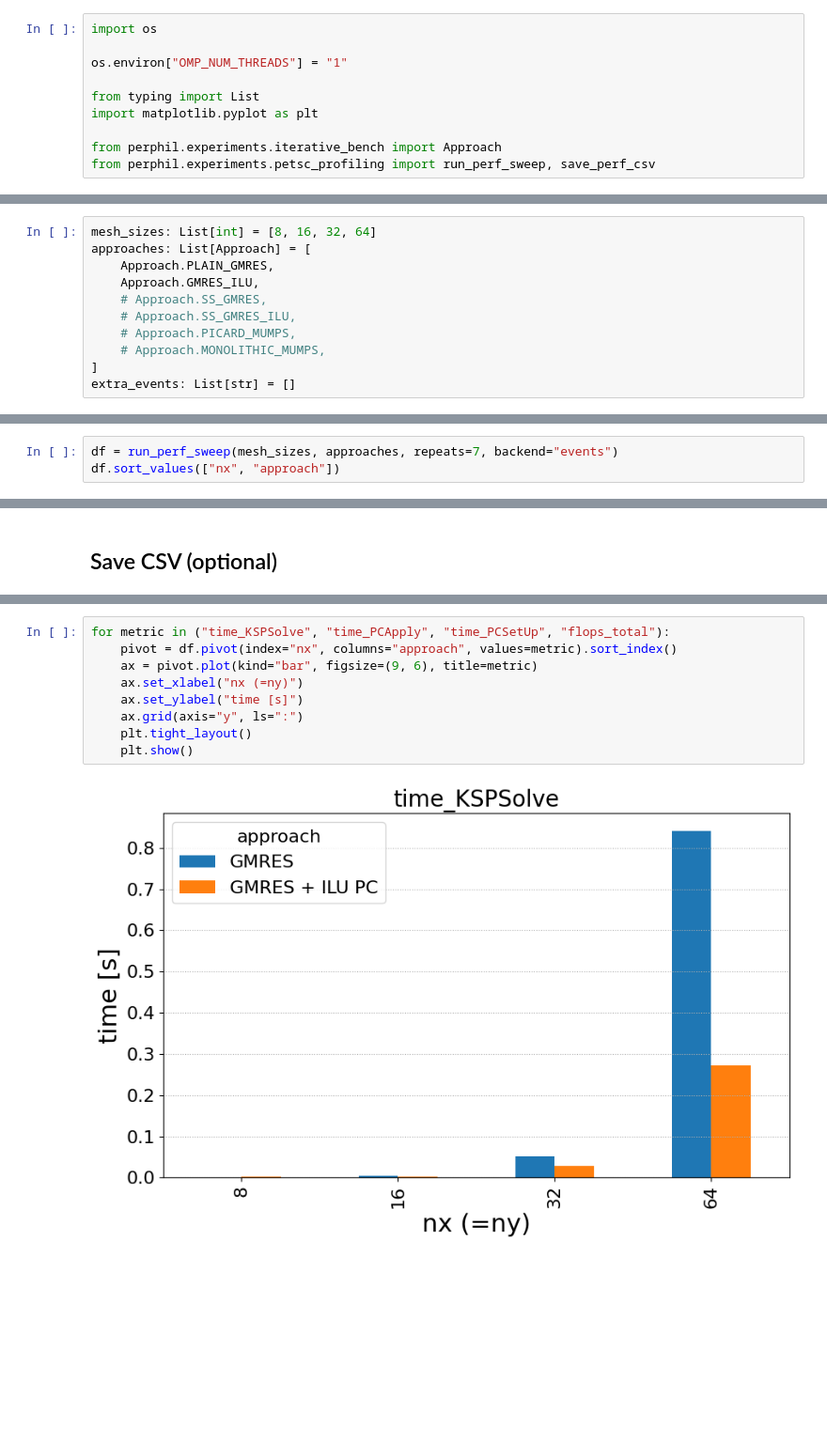
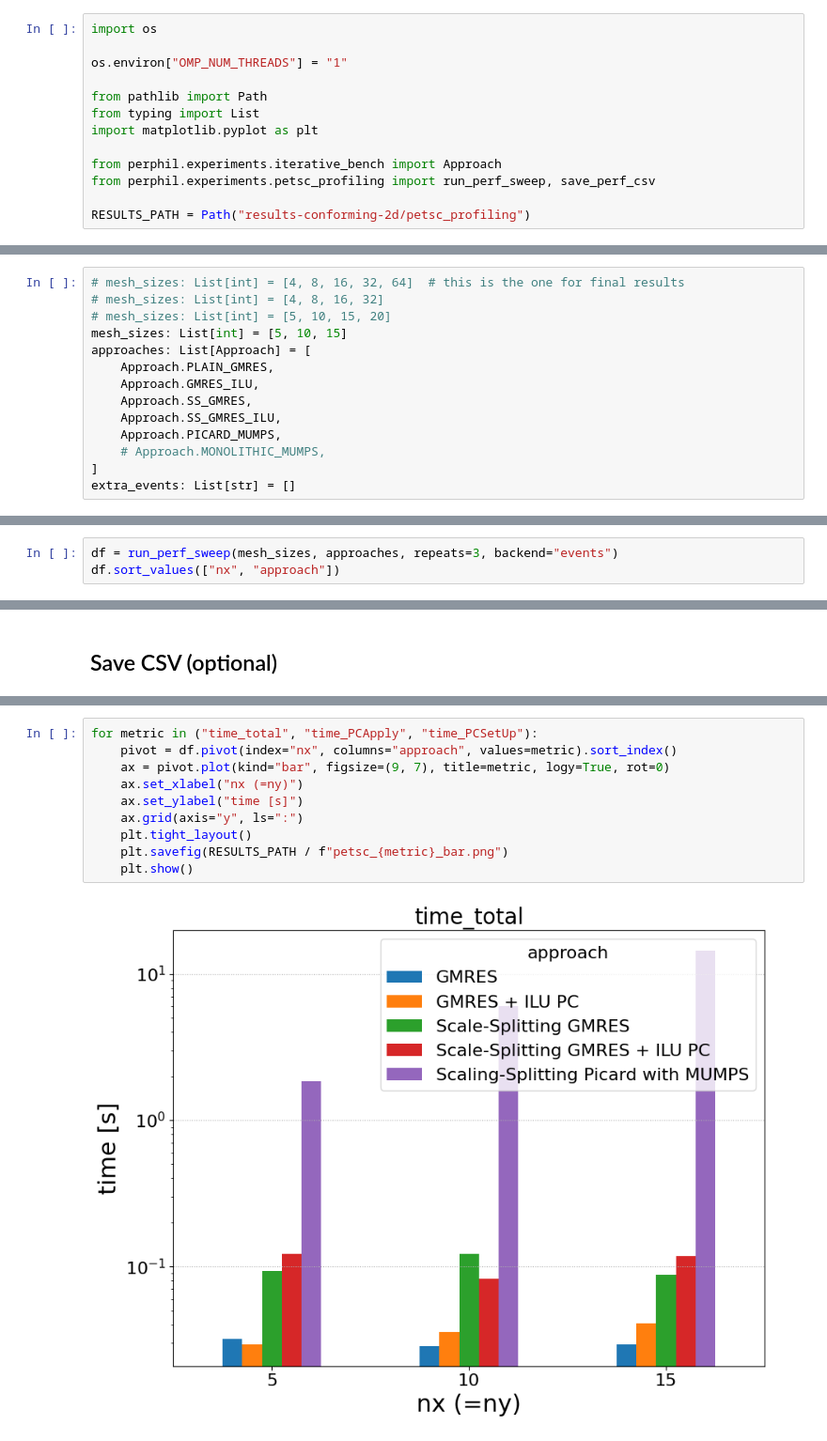
Before and after one commit to ThermoPhase-FCSRG/perphil, a Jupyter notebook: notebooks/petsc-profiling-time-benchmarks.ipynb, the cells around one changed output, grey strips where cells are left out. Shown at 94% size. Drawn from its saved outputs; the diff is of its cells as text; blank space fills up the shorter version.

Commit message:
Improve PETSc profiling ipynb

```diff
--- a/notebooks/petsc-profiling-time-benchmarks.ipynb
+++ b/notebooks/petsc-profiling-time-benchmarks.ipynb
@@ -15,27 +15,33 @@ import os
 
 os.environ["OMP_NUM_THREADS"] = "1"
 
+from pathlib import Path
 from typing import List
 import matplotlib.pyplot as plt
 
 from perphil.experiments.iterative_bench import Approach
 from perphil.experiments.petsc_profiling import run_perf_sweep, save_perf_csv
+
+RESULTS_PATH = Path("results-conforming-2d/petsc_profiling")
 # %% [markdown]
 ## Parameters
 # %%
-mesh_sizes: List[int] = [8, 16, 32, 64]
+# mesh_sizes: List[int] = [4, 8, 16, 32, 64]  # this is the one for final results
+# mesh_sizes: List[int] = [4, 8, 16, 32]
+# mesh_sizes: List[int] = [5, 10, 15, 20]
+mesh_sizes: List[int] = [5, 10, 15]
 approaches: List[Approach] = [
     Approach.PLAIN_GMRES,
     Approach.GMRES_ILU,
-    # Approach.SS_GMRES,
-    # Approach.SS_GMRES_ILU,
-    # Approach.PICARD_MUMPS,
+    Approach.SS_GMRES,
+    Approach.SS_GMRES_ILU,
+    Approach.PICARD_MUMPS,
     # Approach.MONOLITHIC_MUMPS,
 ]
 extra_events: List[str] = []
 # %% [markdown]
 ## Run and collect
 # %%
-df = run_perf_sweep(mesh_sizes, approaches, repeats=7, backend="events")
+df = run_perf_sweep(mesh_sizes, approaches, repeats=3, backend="events")
 df.sort_values(["nx", "approach"])
 # %% [output]
@@ -75,11 +95,12 @@ df.head()
 # %%
-for metric in ("time_KSPSolve", "time_PCApply", "time_PCSetUp", "flops_total"):
+for metric in ("time_total", "time_PCApply", "time_PCSetUp"):
     pivot = df.pivot(index="nx", columns="approach", values=metric).sort_index()
-    ax = pivot.plot(kind="bar", figsize=(9, 6), title=metric)
+    ax = pivot.plot(kind="bar", figsize=(9, 7), title=metric, logy=True, rot=0)
     ax.set_xlabel("nx (=ny)")
     ax.set_ylabel("time [s]")
     ax.grid(axis="y", ls=":")
     plt.tight_layout()
+    plt.savefig(RESULTS_PATH / f"petsc_{metric}_bar.png")
     plt.show()
 # %% [output]
-[figure, old version]
+[figure, new version]
```
Also changed, not shown: parts of 7 cells of this notebook, 1 other file.
